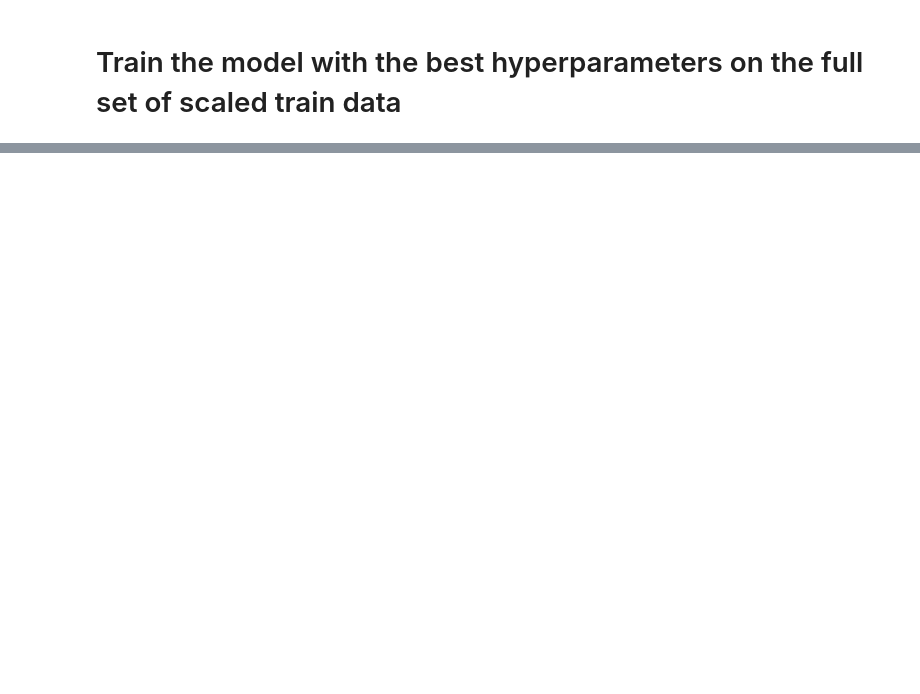
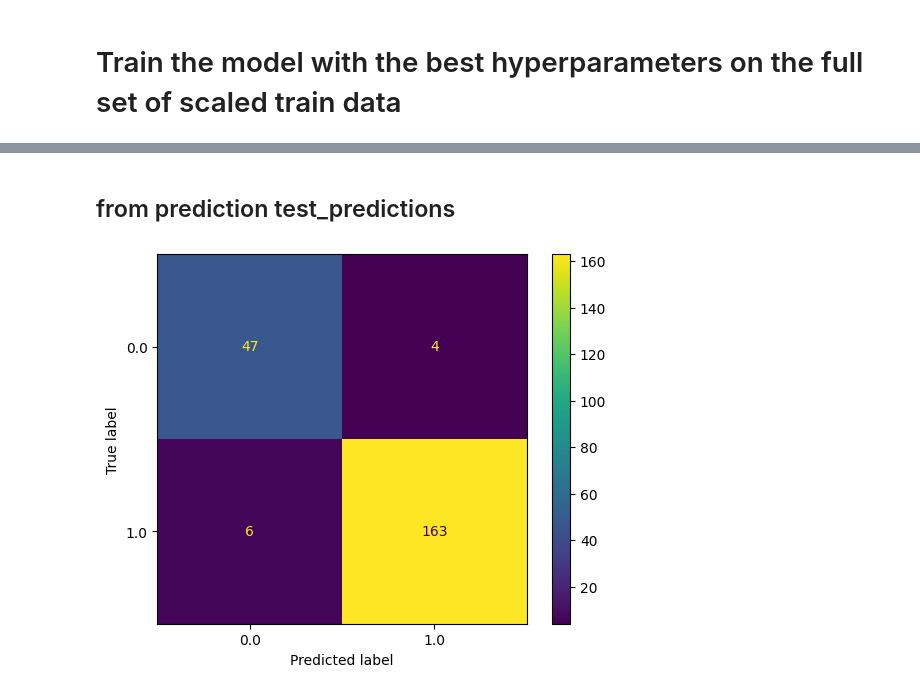
Before and after one commit to sanlamamba/zoidberg-pneumonia, a Jupyter notebook: log_reg.ipynb, the cells around one changed output, grey strips where cells are left out. Saved outputs shown, nothing was run; the diff lists cells and outputs as text; code cells hidden in the pictures; blank space fills up the shorter version.

```diff
--- a/log_reg.ipynb
+++ b/log_reg.ipynb
@@ -125,0 +130,2 @@ Test Accuracy: 0.74
+# %%
+test_predictions = best_log_reg.predict(X_test_scaled)
@@ -125,0 +147,6 @@ Test Accuracy: 0.74
+# %% [markdown]
+## from prediction test_predictions
+# %%
+ConfusionMatrixDisplay.from_predictions(y_test, test_predictions);
+# %% [output]
+[figure, added]
```
Also changed, not shown: parts of 26 cells of this notebook.
